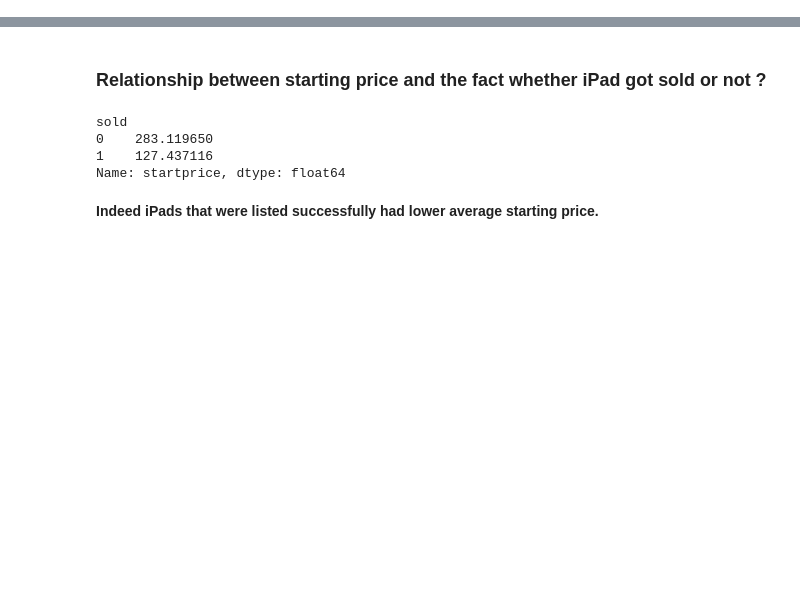
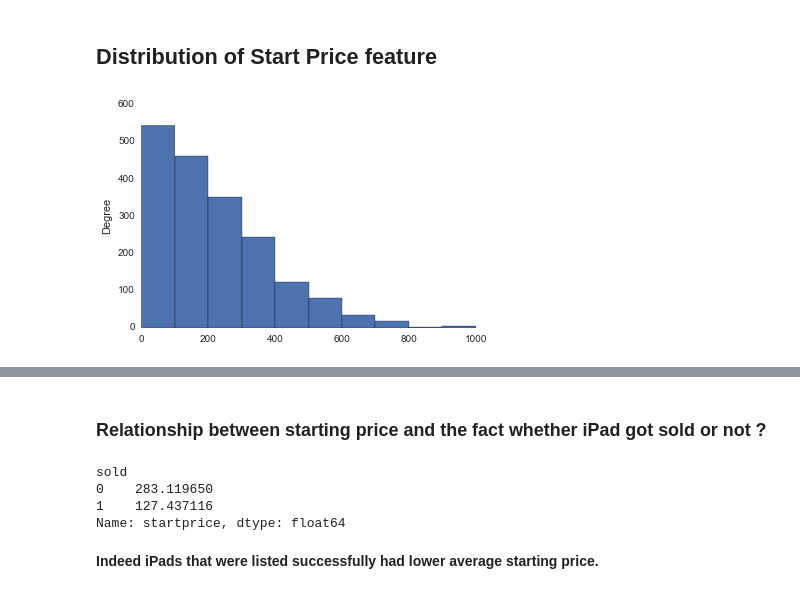
Before and after one commit to numb3r33/iPad, a Jupyter notebook: iPad.ipynb, the cells around one changed output, grey strips where cells are left out. Saved outputs shown, nothing was run; the diff lists cells and outputs as text; code cells hidden in the pictures; blank space fills up the shorter version.

```diff
--- a/iPad.ipynb
+++ b/iPad.ipynb
@@ -17,3 +17,9 @@ iPadTrain.head()
 | 10003 | NaN | 0 | 199.99 | Used | 0 | None | White | 16 | iPad 4 | ... |
 | 10004 | NaN | 0 | 235.00 | New other (see details) | 0 | None | Unknown | 16 | iPad mini 2 | ... |
 | 10005 | Please feel free to buy. All prod... | 0 | 199.99 | Seller refurbished | Unknown | Unknown | Unknown | Unknown | Unknown | ... |
+# %% [markdown]
+## Distribution of Start Price feature
+# %%
+iPadTrain.startprice.plot(kind='hist');
+# %% [output]
+[figure, added]
```
Also changed, not shown: parts of 24 cells of this notebook, 1 other file.
